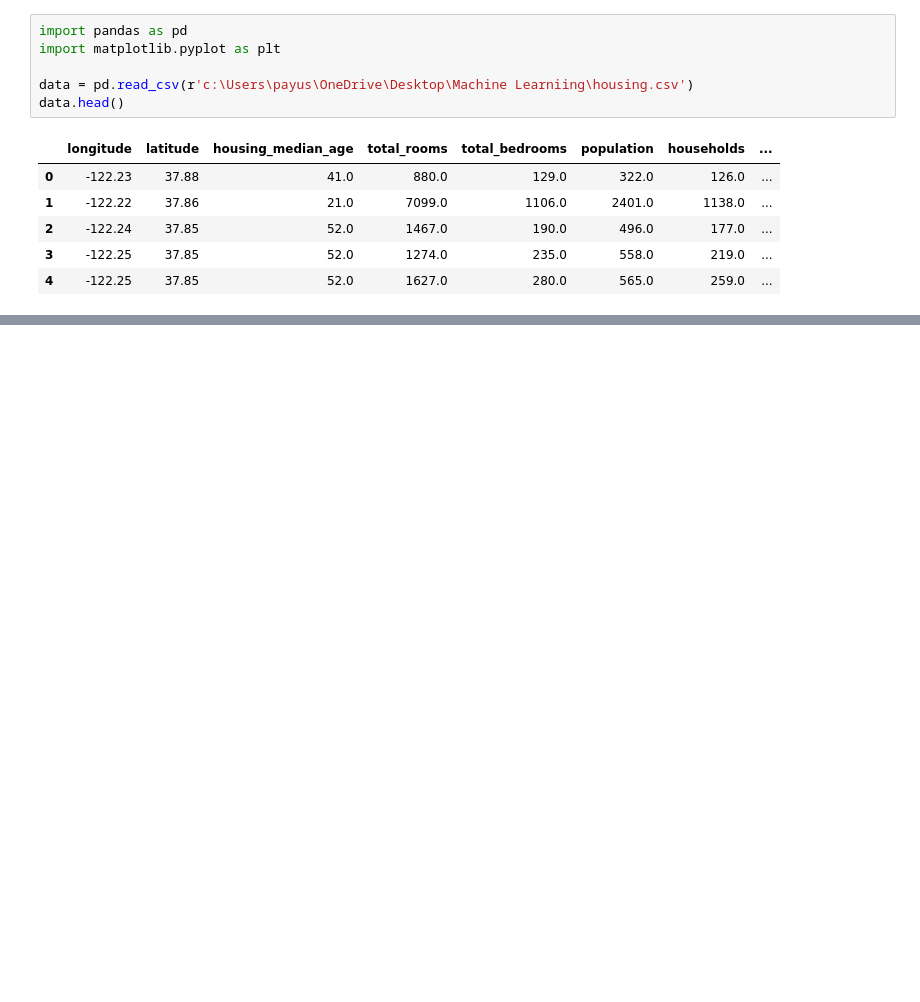
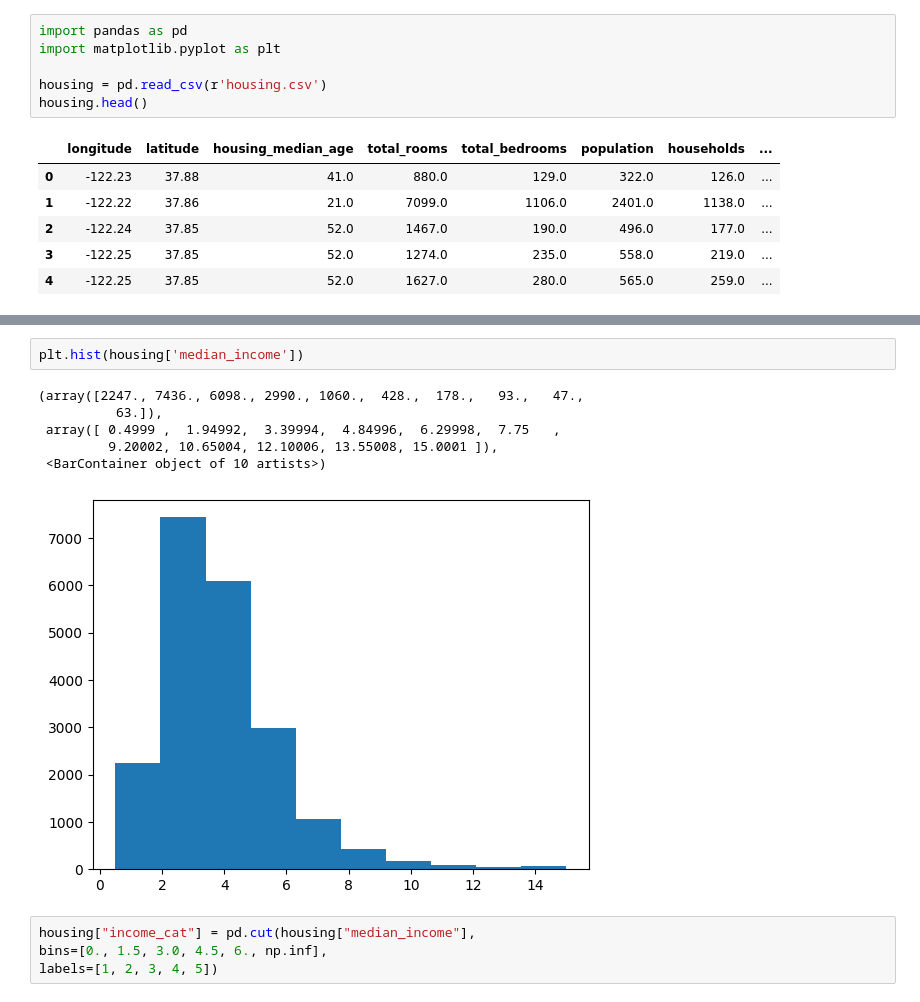
Before and after one commit to payush624/ML-with-sklearn, a Jupyter notebook: ML End to End Model.ipynb, the cells around one changed output, grey strips where cells are left out. Cells and saved outputs as stored; diff of their text form; blank space fills up the shorter version.

```diff
--- a/ML End to End Model.ipynb
+++ b/ML End to End Model.ipynb
@@ -2,8 +2,8 @@
 import pandas as pd
 import matplotlib.pyplot as plt
 
-data = pd.read_csv(r'c:\Users\payus\OneDrive\Desktop\Machine Learniing\housing.csv')
-data.head()
+housing = pd.read_csv(r'housing.csv')
+housing.head()
 # %% [output]
 |  | longitude | latitude | housing_median_age | total_rooms | total_bedrooms | population | households | ... |
 | 0 | -122.23 | 37.88 | 41.0 | 880.0 | 129.0 | 322.0 | 126.0 | ... |
@@ -51,0 +82,13 @@ ayush
+# %%
+plt.hist(housing['median_income'])
+# %% [output]
+(array([2247., 7436., 6098., 2990., 1060.,  428.,  178.,   93.,   47.,
+          63.]),
+ array([ 0.4999 ,  1.94992,  3.39994,  4.84996,  6.29998,  7.75   ,
+         9.20002, 10.65004, 12.10006, 13.55008, 15.0001 ]),
+ <BarContainer object of 10 artists>)
+[figure, added]
+# %%
+housing["income_cat"] = pd.cut(housing["median_income"],
+bins=[0., 1.5, 3.0, 4.5, 6., np.inf],
+labels=[1, 2, 3, 4, 5])
```
Also changed, not shown: parts of 23 cells of this notebook, 1 other file.
